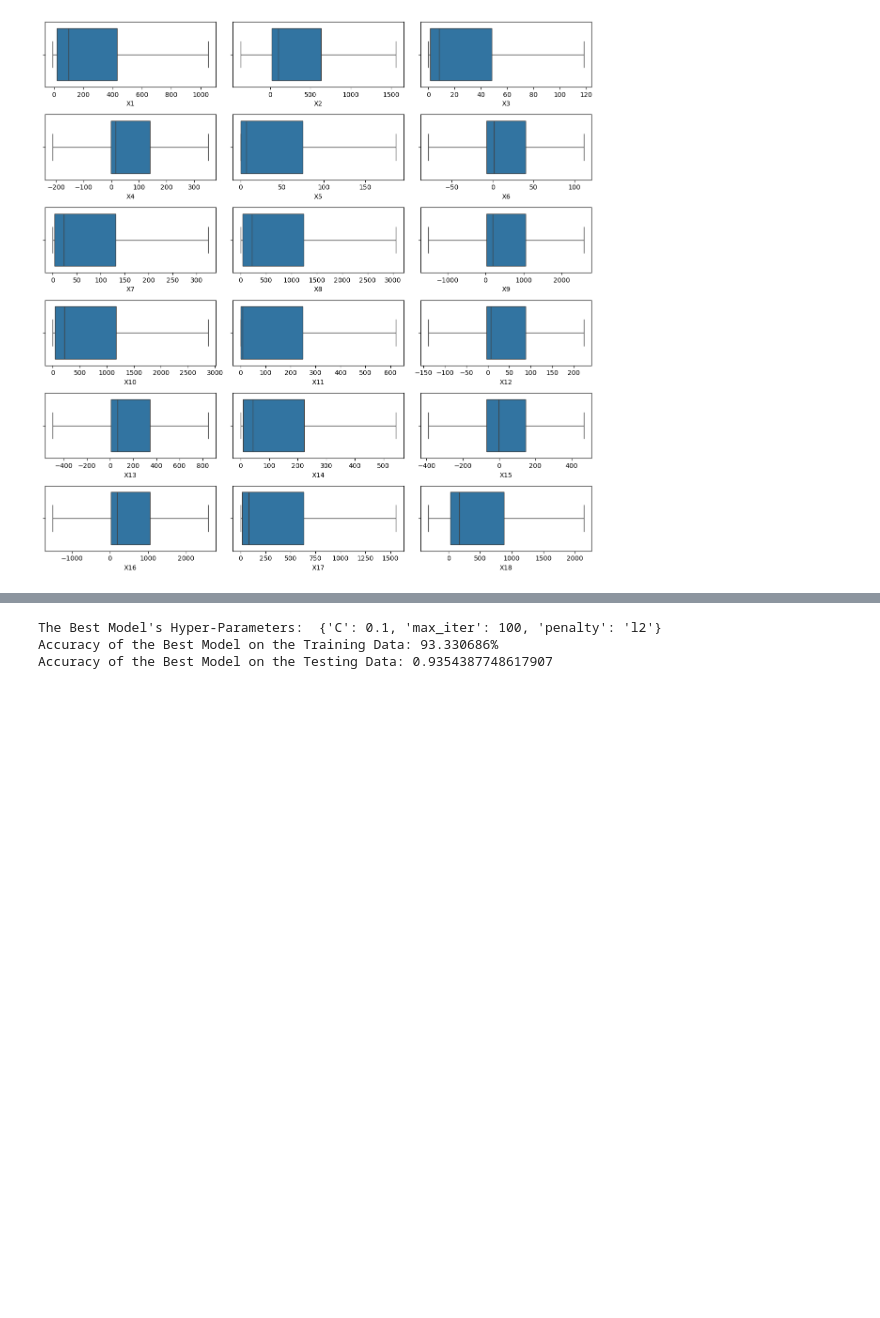
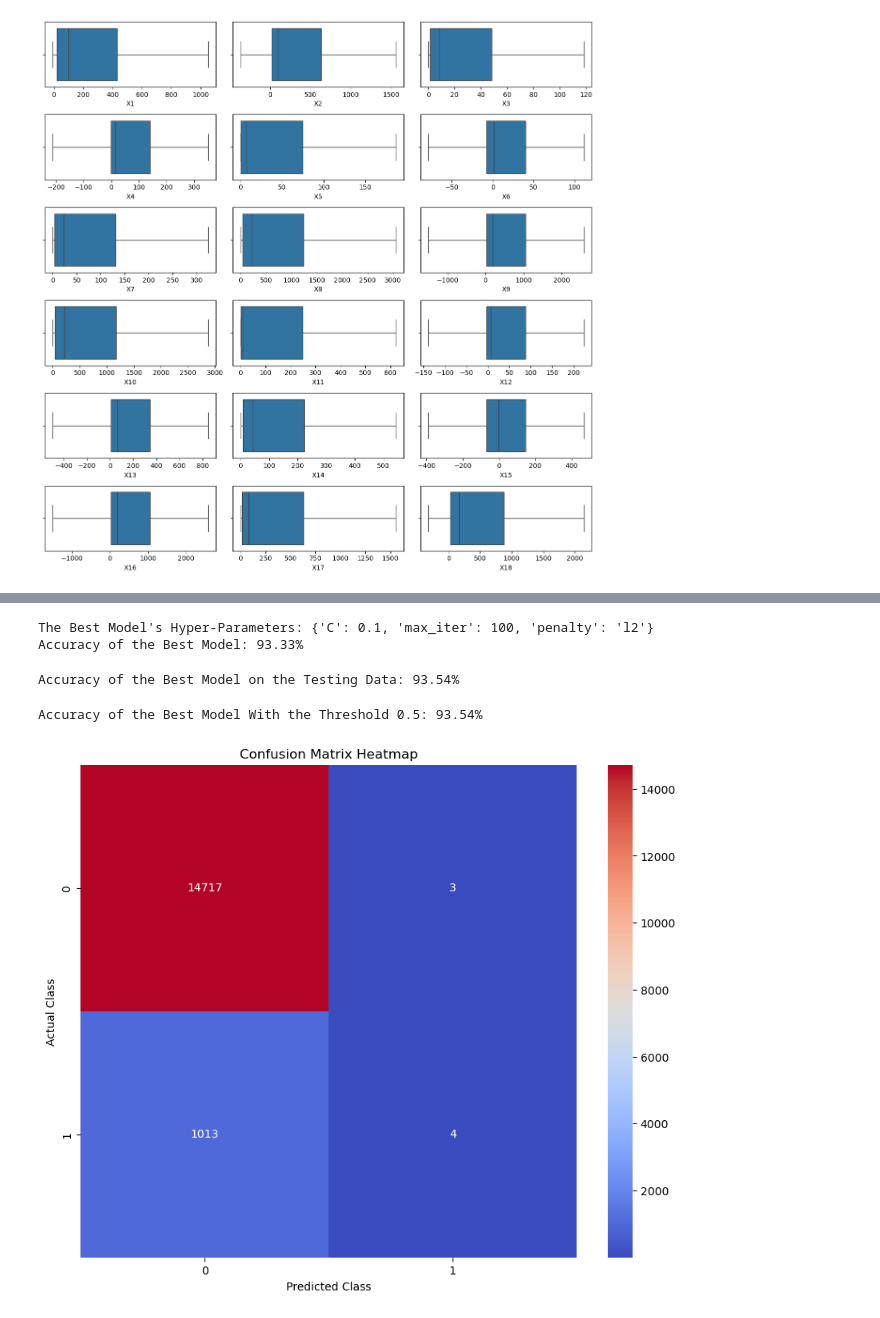
Before and after one commit to dovelover145/Bankruptcy-Prediction, a Jupyter notebook: bankruptcy_pred.ipynb, the cells around one changed output, grey strips where cells are left out. Cells and saved outputs as stored; diff of their text form; code cells hidden in the pictures; blank space fills up the shorter version.

Commit message:
Added confusion matrix heatmap

```diff
--- a/bankruptcy_pred.ipynb
+++ b/bankruptcy_pred.ipynb
@@ -204,16 +206,43 @@ grid_result = grid.fit(X_train_scaled, y_train)
 best_params = grid_result.best_params_
 best_score = grid_result.best_score_
 
-print("The Best Model's Hyper-Parameters: ", best_params)
-print("Accuracy of the Best Model on the Training Data: {:f}%".format(best_score * 100))
-
-best_model = LogisticRegression(penalty=best_params['penalty'], C=best_params['C'], solver='liblinear', max_iter=best_params['max_iter'])
-history = best_model.fit(X_train_scaled, y_train) # Can use history for plotting useful graphs
-y_pred = best_model.predict(X_test_scaled)
-# y_pred = grid.predict(X_test_scaled)
-accuracy = accuracy_score(y_test, y_pred)
-print(f"Accuracy of the Best Model on the Testing Data: {accuracy}")
+print('The Best Model\'s Hyper-Parameters:', best_params)
+print('Accuracy of the Best Model: {:.2f}%'.format(best_score * 100))
 # %% [output]
-The Best Model's Hyper-Parameters:  {'C': 0.1, 'max_iter': 100, 'penalty': 'l2'}
-Accuracy of the Best Model on the Training Data: 93.330686%
-Accuracy of the Best Model on the Testing Data: 0.9354387748617907
+The Best Model's Hyper-Parameters: {'C': 0.1, 'max_iter': 100, 'penalty': 'l2'}
+Accuracy of the Best Model: 93.33%
+# %%
+best_model = LogisticRegression(penalty=best_params['penalty'], C=best_params['C'], solver='liblinear', max_iter=best_params['max_iter'])
+
+history = best_model.fit(X_train_scaled, y_train) # Can use history for plotting useful graphs
+
+y_pred = best_model.predict(X_test_scaled)
+
+accuracy = accuracy_score(y_test, y_pred)
+
+print('Accuracy of the Best Model on the Testing Data: {:.2f}%'.format(accuracy * 100))
+# %% [output]
+Accuracy of the Best Model on the Testing Data: 93.54%
+# %%
+y_pred_proba = best_model.predict_proba(X_test_scaled)[:, 1]
+
+threshold = 0.5
+
+y_pred_adjusted = (y_pred_proba >= threshold).astype(int)
+
+accuracy = accuracy_score(y_test, y_pred_adjusted)
+
+print(f'Accuracy of the Best Model With the Threshold {threshold}: {accuracy * 100:.2f}%')
+
+cm = confusion_matrix(y_test, y_pred_adjusted)
+
+# Visualize correlation matrix using heatmap
+plt.figure(figsize=(10, 8))
+sns.heatmap(cm, annot=True, cmap='coolwarm', fmt='d')
+plt.title('Confusion Matrix Heatmap')
+plt.xlabel('Predicted Class')
+plt.ylabel('Actual Class')
+plt.show()
+# %% [output]
+Accuracy of the Best Model With the Threshold 0.5: 93.54%
+[figure, added]
```
Also changed, not shown: parts of 5 cells of this notebook, 1 other file.
